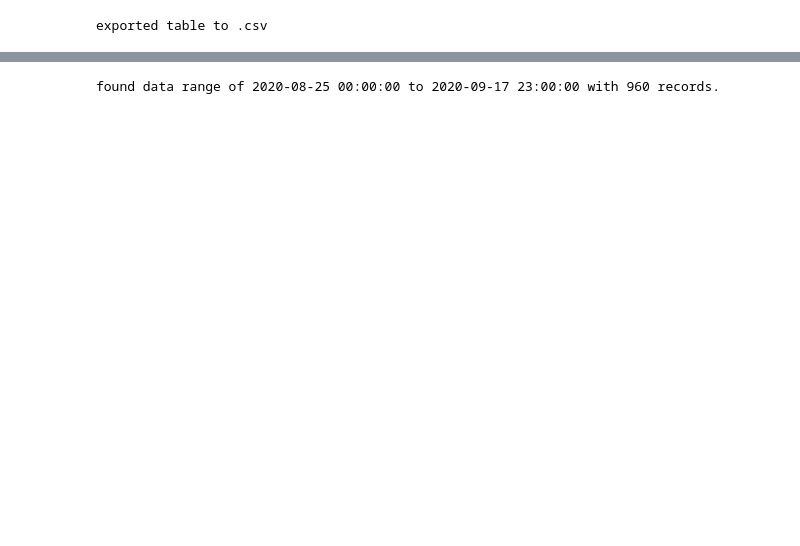
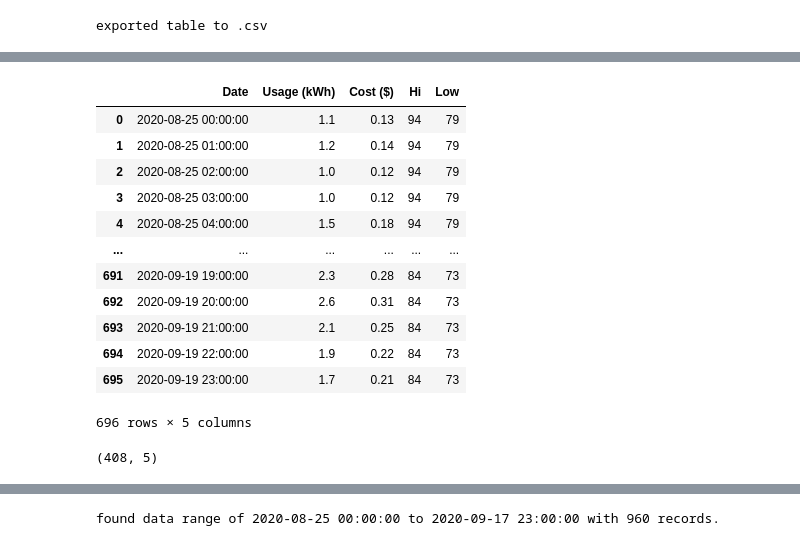
Before and after one commit to stevenhurwitt/reliant-scrape, a Jupyter notebook: usage_data.ipynb, the cells around one changed output, grey strips where cells are left out. Cells and saved outputs as stored; diff of their text form; code cells hidden in the pictures; blank space fills up the shorter version.

Commit message:
working on database merge from local

```diff
--- a/usage_data.ipynb
+++ b/usage_data.ipynb
@@ -155,0 +195,16 @@ exported table to .csv
+# %%
+pd.concat([data_table, new2]).reset_index(drop = True)
+# %% [output]
+|  | Date | Usage (kWh) | Cost ($) | Hi | Low |
+| 0 | 2020-08-25 00:00:00 | 1.1 | 0.13 | 94 | 79 |
+| 1 | 2020-08-25 01:00:00 | 1.2 | 0.14 | 94 | 79 |
+| 2 | 2020-08-25 02:00:00 | 1.0 | 0.12 | 94 | 79 |
+| 3 | 2020-08-25 03:00:00 | 1.0 | 0.12 | 94 | 79 |
+| 4 | 2020-08-25 04:00:00 | 1.5 | 0.18 | 94 | 79 |
+| ... | ... | ... | ... | ... | ... |
+| 691 | 2020-09-19 19:00:00 | 2.3 | 0.28 | 84 | 73 |
+| 692 | 2020-09-19 20:00:00 | 2.6 | 0.31 | 84 | 73 |
+| 693 | 2020-09-19 21:00:00 | 2.1 | 0.25 | 84 | 73 |
+| 694 | 2020-09-19 22:00:00 | 1.9 | 0.22 | 84 | 73 |
+| 695 | 2020-09-19 23:00:00 | 1.7 | 0.21 | 84 | 73 |
+696 rows × 5 columns
@@ -155,0 +213,5 @@ exported table to .csv
+# %%
+merge.drop_duplicates(keep = False, inplace = True)
+merge.shape
+# %% [output]
+(408, 5)
```
Also changed, not shown: parts of 24 cells of this notebook, 9 other files.
